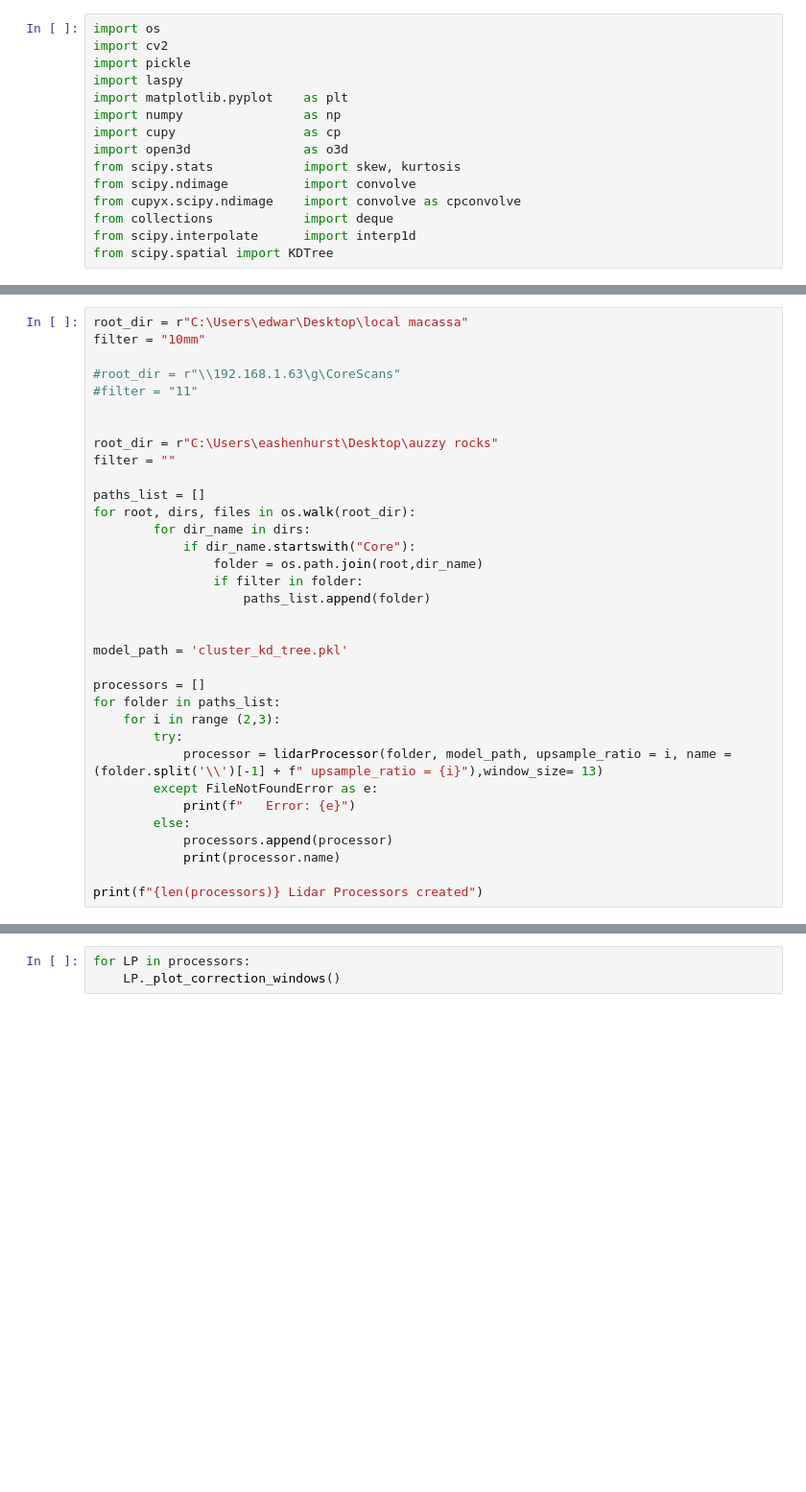
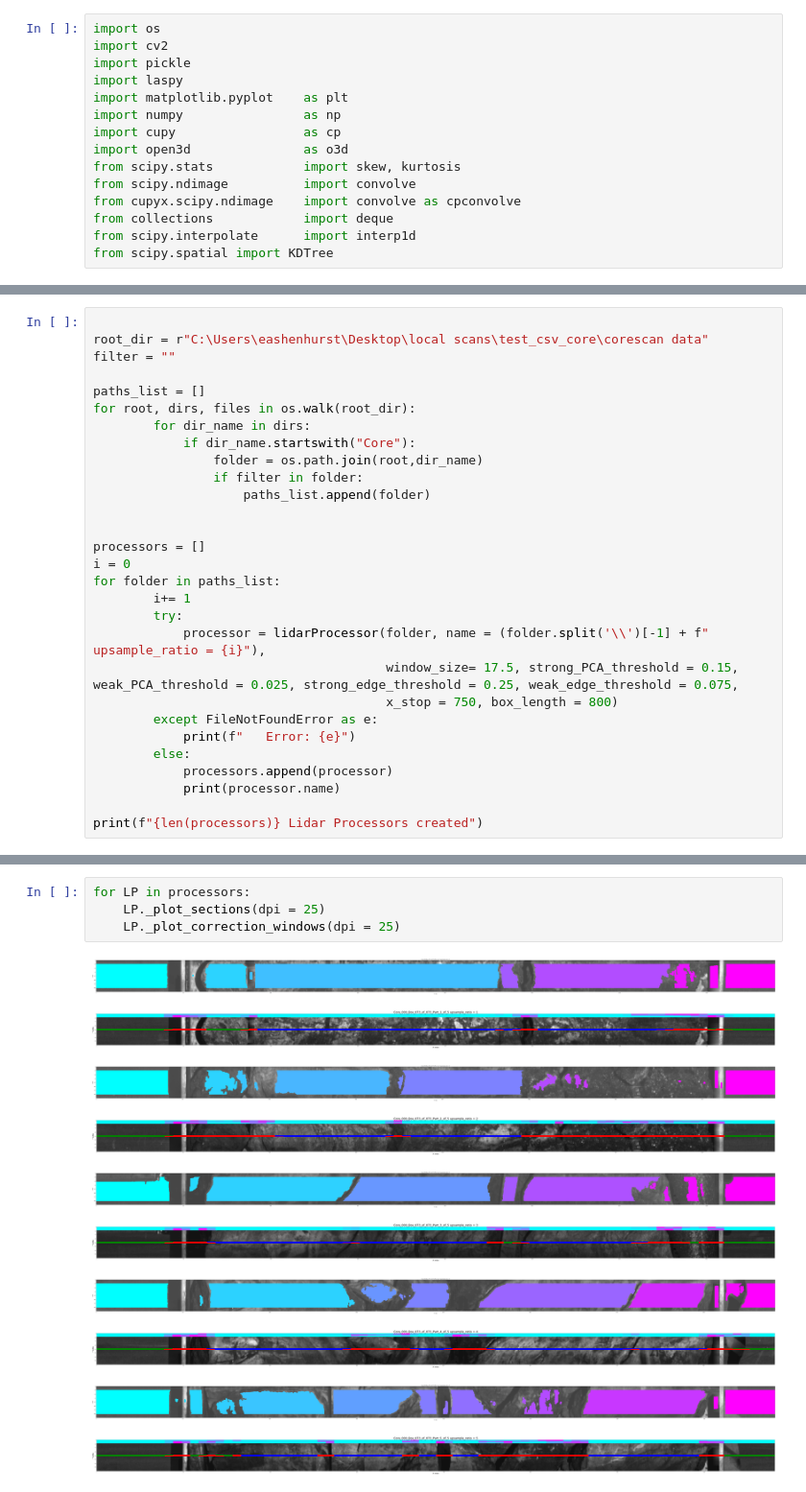
Before and after one commit to MinnoMinee/core-type, a Jupyter notebook: Lidar_Processing.ipynb, the cells around one changed output, grey strips where cells are left out. Shown at 96% size. Drawn from its saved outputs; the diff is of its cells as text; blank space fills up the shorter version.

```diff
--- a/Lidar_Processing.ipynb
+++ b/Lidar_Processing.ipynb
@@ -890,12 +914,6 @@ class lidarProcessor:
 # %%
-root_dir = r"C:\Users\edwar\Desktop\local macassa"
-filter = "10mm"
 
-#root_dir = r"\\192.168.1.63\g\CoreScans"
-#filter = "11"
-
-
-root_dir = r"C:\Users\eashenhurst\Desktop\auzzy rocks"
+root_dir = r"C:\Users\eashenhurst\Desktop\local scans\test_csv_core\corescan data"
 filter = ""
 
 paths_list = []
@@ -907,13 +925,14 @@ for root, dirs, files in os.walk(root_dir):
                     paths_list.append(folder)
 
 
-model_path = 'cluster_kd_tree.pkl'
-
 processors = []
+i = 0
 for folder in paths_list:
-    for i in range (2,3):
+        i+= 1
         try:
-            processor = lidarProcessor(folder, model_path, upsample_ratio = i, name = (folder.split('\\')[-1] + f" upsample_ratio = {i}"),window_size= 13)
+            processor = lidarProcessor(folder, name = (folder.split('\\')[-1] + f" upsample_ratio = {i}"),
+                                       window_size= 17.5, strong_PCA_threshold = 0.15, weak_PCA_threshold = 0.025, strong_edge_threshold = 0.25, weak_edge_threshold = 0.075,
+                                       x_stop = 750, box_length = 800)
         except FileNotFoundError as e:
             print(f"   Error: {e}")
         else:
@@ -924,3 +955,15 @@ print(f"{len(processors)} Lidar Processors created")
 # %%
 for LP in processors:
-    LP._plot_correction_windows()
+    LP._plot_sections(dpi = 25)
+    LP._plot_correction_windows(dpi = 25)
+# %% [output]
+[figure, added]
+[figure, added]
+[figure, added]
+[figure, added]
+[figure, added]
+[figure, added]
+[figure, added]
+[figure, added]
+[figure, added]
+[figure, added]
```
Also changed, not shown: parts of 3 cells of this notebook, 3 other files.
